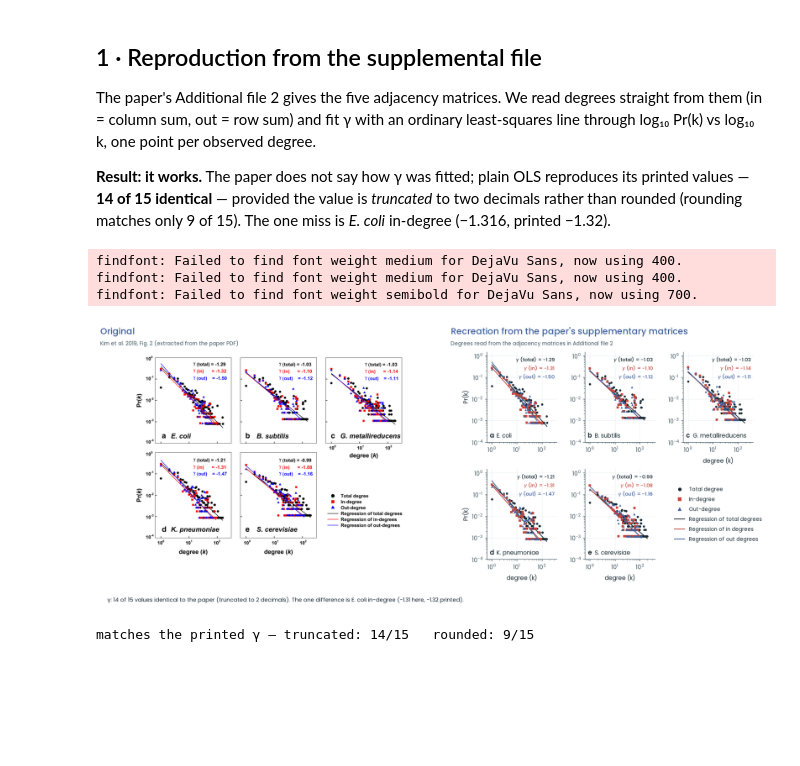
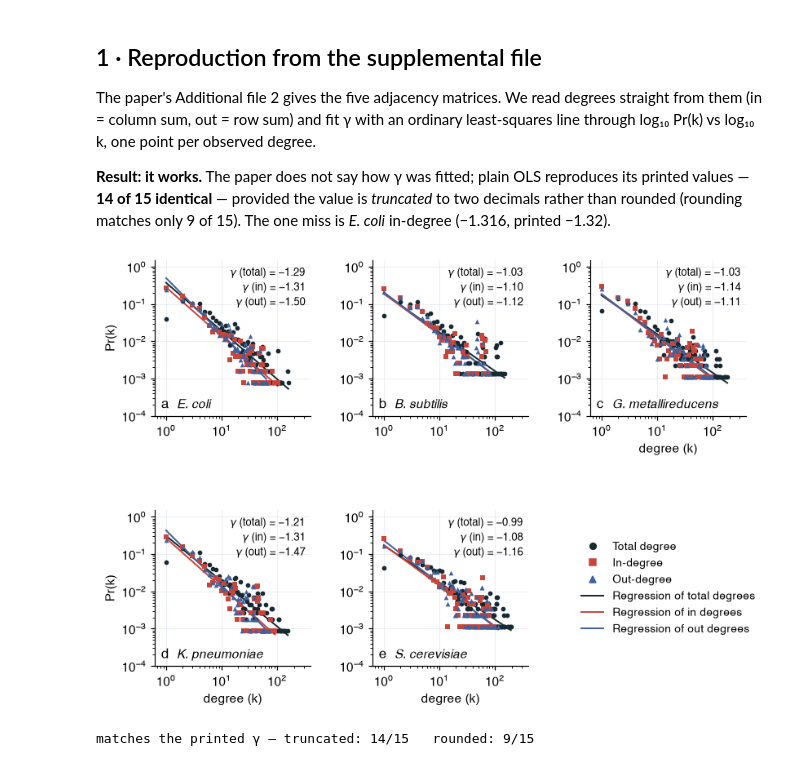
Before and after one commit to lolmomarchal/BMI_206_project, a Jupyter notebook: unified/unified_analysis.ipynb, the cells around one changed output. Drawn from its saved outputs; the diff is of its cells as text; code cells hidden in the pictures; blank space fills up the shorter version.

Commit message:
change plot aspect ratios, fonts, sizes; generate all plots for all species

```diff
--- a/unified/unified_analysis.ipynb
+++ b/unified/unified_analysis.ipynb
@@ -35,17 +35,10 @@ ordinary least-squares line through log₁₀ Pr(k) vs log₁₀ k, one point pe
 **Result: it works.** The paper does not say how γ was fitted; plain OLS reproduces its printed values — **14 of 15 identical** — provided the value is *truncated* to two decimals
 rather than rounded (rounding matches only 9 of 15). The one miss is *E. coli* in-degree (−1.316, printed −1.32).
 # %%
-fig = P.compare_with_original(
-    sup_deg, "Recreation from the paper's supplementary matrices",
-    "Degrees read from the adjacency matrices in Additional file 2",
-    "γ: 14 of 15 values identical to the paper (truncated to 2 decimals). The one difference is E. coli in-degree (−1.31 here, −1.32 printed).",
-    FIG / "01_fig2_from_supplement.png")
+P.compare_with_original(sup_deg, FIG / "01_fig2_from_supplement.png", show_original=False)
 plt.show()
 # %% [output]
-findfont: Failed to find font weight medium for DejaVu Sans, now using 400.
-findfont: Failed to find font weight medium for DejaVu Sans, now using 400.
-findfont: Failed to find font weight semibold for DejaVu Sans, now using 700.
-[figure, old version]
+[figure, new version]
 # %%
 rows = []
 for k in data.KEYS:
```
Also changed, not shown: parts of 12 cells of this notebook, 37 other files.
